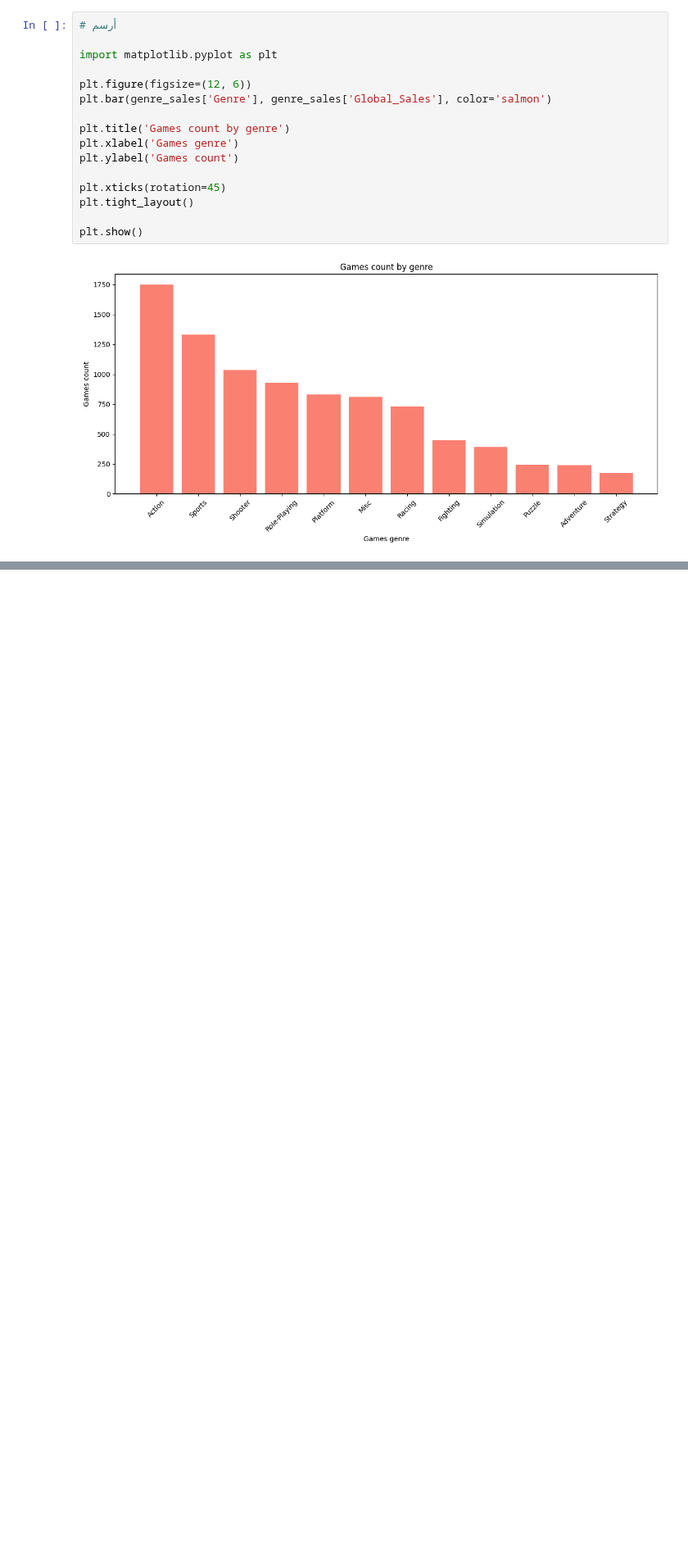
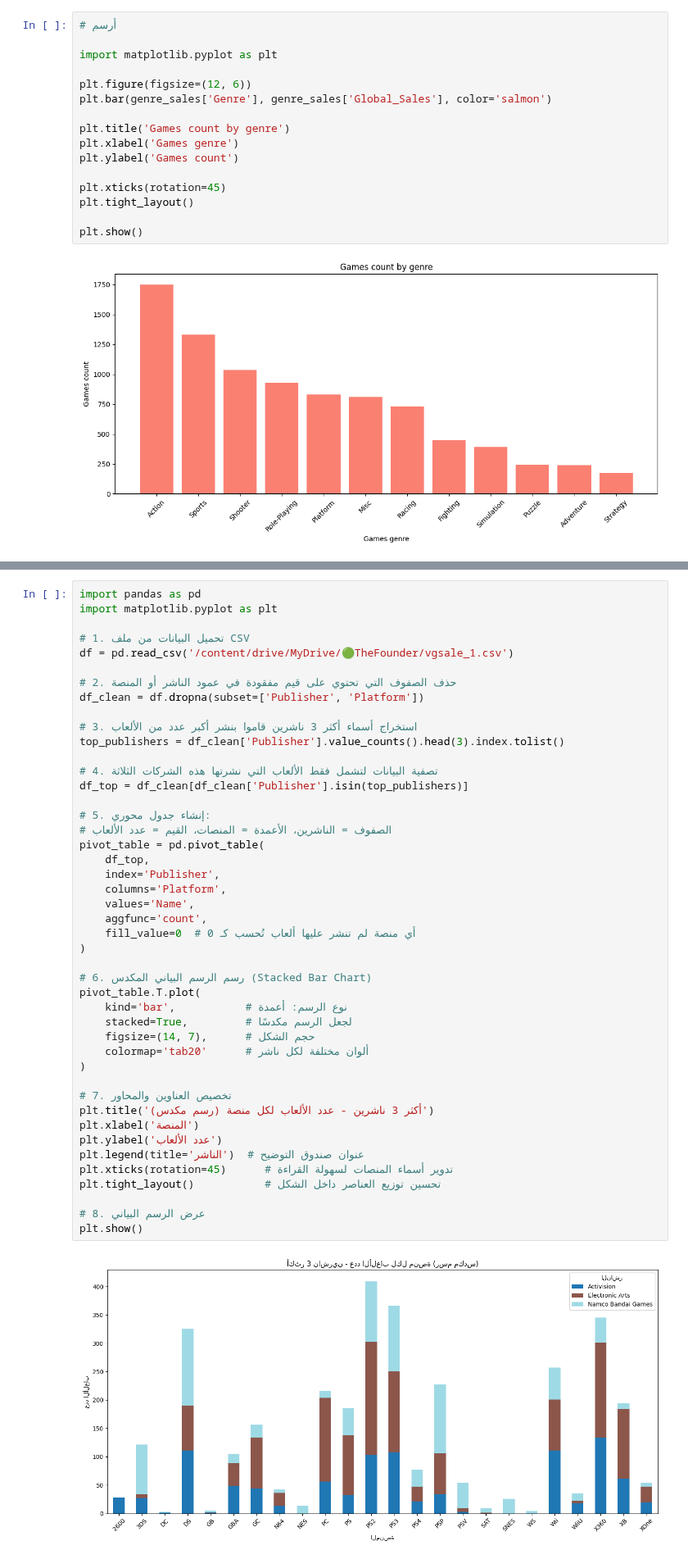
Before and after one commit to Fadilsa9/-2-TheFounder-Tsifrotech, a Jupyter notebook: 8_4_Practice_Дополнительные_ЗАДАЧИ_.ipynb, the cells around one changed output, grey strips where cells are left out. Shown at 82% size. Saved outputs shown, nothing was run; the diff lists cells and outputs as text; blank space fills up the shorter version.

```diff
--- a/8_4_Practice_Дополнительные_ЗАДАЧИ_.ipynb
+++ b/8_4_Practice_Дополнительные_ЗАДАЧИ_.ipynb
@@ -370,0 +444,47 @@ plt.show()
+# %%
+import pandas as pd
+import matplotlib.pyplot as plt
+
+# 1. تحميل البيانات من ملف CSV
+df = pd.read_csv('/content/drive/MyDrive/🟢TheFounder/vgsale_1.csv')
+
+# 2. حذف الصفوف التي تحتوي على قيم مفقودة في عمود الناشر أو المنصة
+df_clean = df.dropna(subset=['Publisher', 'Platform'])
+
+# 3. استخراج أسماء أكثر 3 ناشرين قاموا بنشر أكبر عدد من الألعاب
+top_publishers = df_clean['Publisher'].value_counts().head(3).index.tolist()
+
+# 4. تصفية البيانات لتشمل فقط الألعاب التي نشرتها هذه الشركات الثلاثة
+df_top = df_clean[df_clean['Publisher'].isin(top_publishers)]
+
+# 5. إنشاء جدول محوري:
+# الصفوف = الناشرين، الأعمدة = المنصات، القيم = عدد الألعاب
+pivot_table = pd.pivot_table(
+    df_top,
+    index='Publisher',
+    columns='Platform',
+    values='Name',
+    aggfunc='count',
+    fill_value=0  # أي منصة لم تنشر عليها ألعاب تُحسب كـ 0
+)
+
+# 6. رسم الرسم البياني المكدس (Stacked Bar Chart)
+pivot_table.T.plot(
+    kind='bar',           # نوع الرسم: أعمدة
+    stacked=True,         # لجعل الرسم مكدسًا
+    figsize=(14, 7),      # حجم الشكل
+    colormap='tab20'      # ألوان مختلفة لكل ناشر
+)
+
+# 7. تخصيص العناوين والمحاور
+plt.title('أكثر 3 ناشرين - عدد الألعاب لكل منصة (رسم مكدس)')
+plt.xlabel('المنصة')
+plt.ylabel('عدد الألعاب')
+plt.legend(title='الناشر')  # عنوان صندوق التوضيح
+plt.xticks(rotation=45)      # تدوير أسماء المنصات لسهولة القراءة
+plt.tight_layout()           # تحسين توزيع العناصر داخل الشكل
+
+# 8. عرض الرسم البياني
+plt.show()
+# %% [output]
+[figure, added]
```
Also changed, not shown: parts of 17 cells of this notebook.
